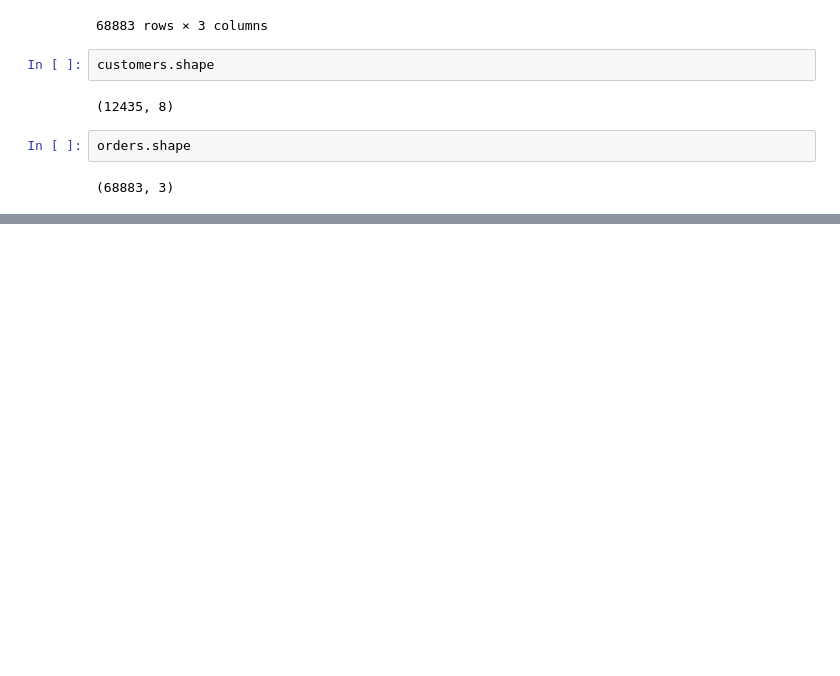
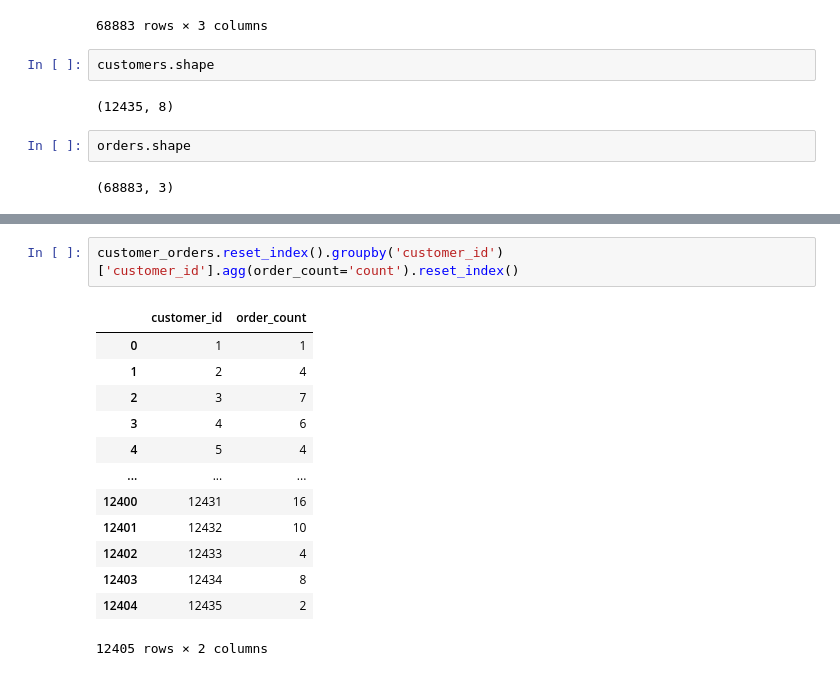
Before and after one commit to SushantGambhir/Python-collection-for-data-engineering, a Jupyter notebook: 06_Pandas3.ipynb, the cells around one changed output, grey strips where cells are left out. Saved outputs shown, nothing was run; the diff lists cells and outputs as text; blank space fills up the shorter version.

```diff
--- a/06_Pandas3.ipynb
+++ b/06_Pandas3.ipynb
@@ -240,0 +257,16 @@ If you run this cell and inspect `customer_order`, you'll see the combined data.
+# %%
+customer_orders.reset_index().groupby('customer_id')['customer_id'].agg(order_count='count').reset_index()
+# %% [output]
+|  | customer_id | order_count |
+| 0 | 1 | 1 |
+| 1 | 2 | 4 |
+| 2 | 3 | 7 |
+| 3 | 4 | 6 |
+| 4 | 5 | 4 |
+| ... | ... | ... |
+| 12400 | 12431 | 16 |
+| 12401 | 12432 | 10 |
+| 12402 | 12433 | 4 |
+| 12403 | 12434 | 8 |
+| 12404 | 12435 | 2 |
+12405 rows × 2 columns
```
Also changed, not shown: parts of 6 cells of this notebook, 1 other file.
